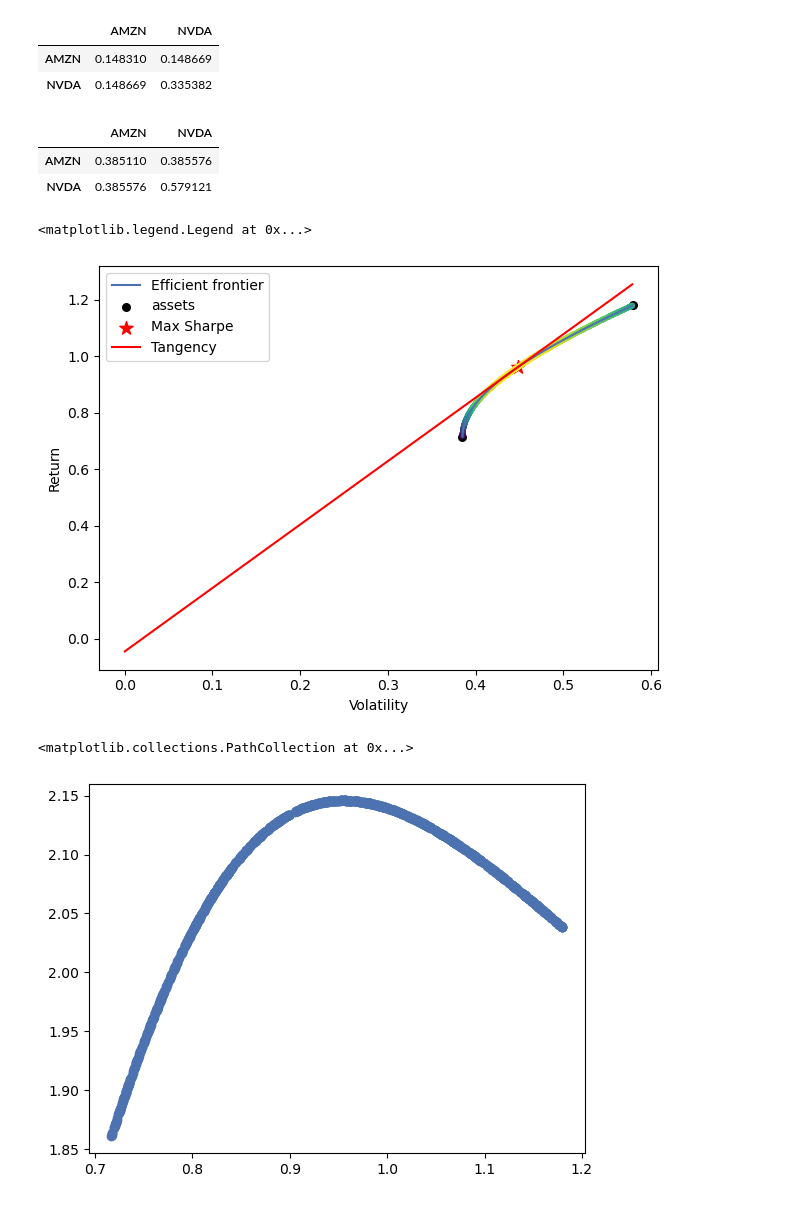
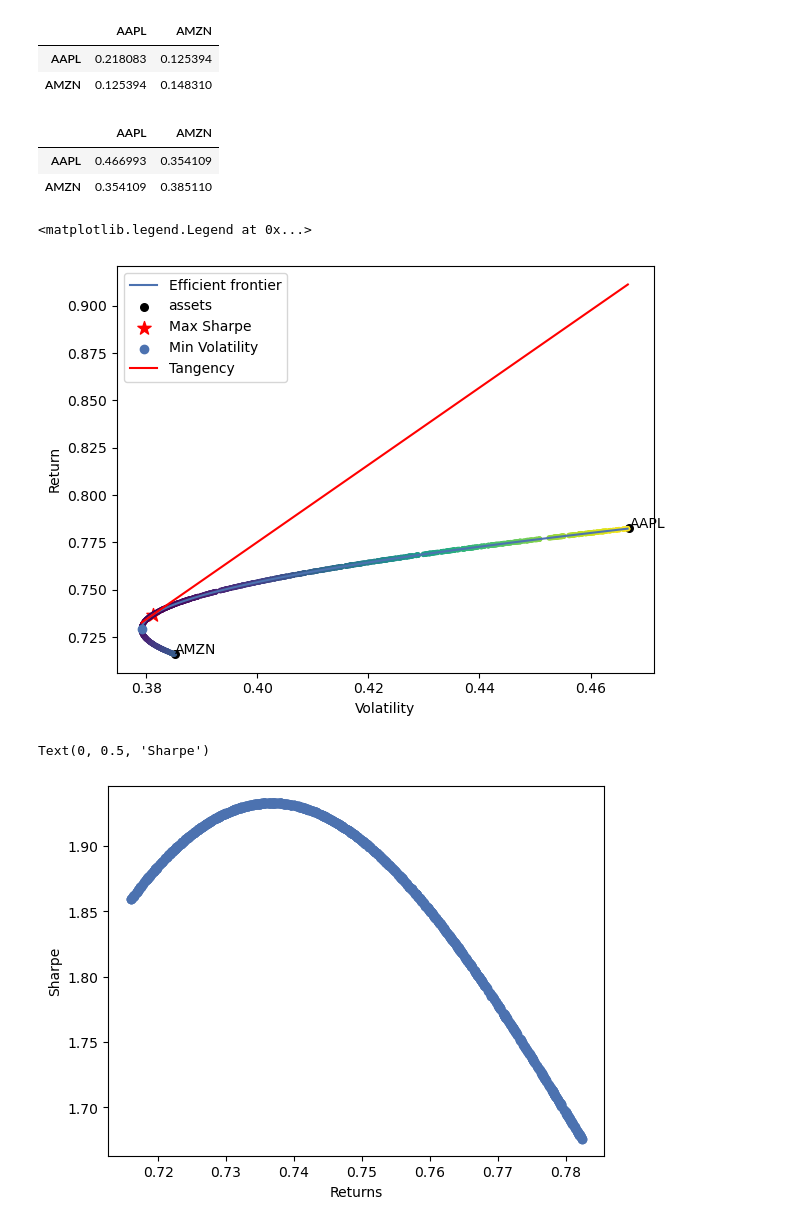
Before and after one commit to teadr1nker/finan, a Jupyter notebook: t3/file3.ipynb, the cells around one changed output. Saved outputs shown, nothing was run; the diff lists cells and outputs as text; code cells hidden in the pictures.

```diff
--- a/t3/file3.ipynb
+++ b/t3/file3.ipynb
@@ -8,7 +8,7 @@ from pypfopt.expected_returns import capm_return
 import warnings
 warnings.filterwarnings('ignore')
 # %%
-data = yf.download(['AMZN', 'NVDA'], start='2020-01-01', end='2021-01-01')['Adj Close']
+data = yf.download(['AMZN', 'AAPL'], start='2020-01-01', end='2021-01-01')['Adj Close']
 data
 # %% [output]
 [*********************100%%**********************]  2 of 2 completed
@@ -76,22 +76,22 @@ Sortino Ratio: 2.81
 S = risk_matrix(data)
 S
 # %% [output]
-|  | AMZN | NVDA |
-| AMZN | 0.148310 | 0.148669 |
-| NVDA | 0.148669 | 0.335382 |
+|  | AAPL | AMZN |
+| AAPL | 0.218083 | 0.125394 |
+| AMZN | 0.125394 | 0.148310 |
 # %%
 np.sqrt(S)
 # %% [output]
-|  | AMZN | NVDA |
-| AMZN | 0.385110 | 0.385576 |
-| NVDA | 0.385576 | 0.579121 |
+|  | AAPL | AMZN |
+| AAPL | 0.466993 | 0.354109 |
+| AMZN | 0.354109 | 0.385110 |
 # %%
-
 ef = EfficientFrontier(mu, S)
 
 fig, ax = plt.subplots()
 efMaxSharpe = ef.deepcopy()
-plotting.plot_efficient_frontier(ef, ax=ax)
+efMinVol = ef.deepcopy()
+plotting.plot_efficient_frontier(ef, ax=ax, show_tickers=True)
 efMaxSharpe.max_sharpe()
 retTangent, stdTangent, _ = efMaxSharpe.portfolio_performance()
 ax.scatter(stdTangent, retTangent, marker='*', s = 100, c='r', label='Max Sharpe')
@@ -101,9 +101,12 @@ w = np.random.dirichlet(np.ones(ef.n_assets), Nsamples)
 rets = w.dot(ef.expected_returns)
 stds = np.sqrt(np.diag(w @ ef.cov_matrix @ w.T))
 sharpes = rets / stds
-ax.scatter(stds, rets, marker='.', c=sharpes)
+ax.scatter(stds, rets, marker='.', c=-sharpes)
 
-X = np.linspace(0, stds.max(), 50)
+minVolRet = rets[stds.argmin()]
+ax.scatter(stds.min(), minVolRet, label='Min Volatility')
+
+X = np.linspace(min(stds), stds.max(), 50)
 coefs = np.polyfit([.02, stdTangent], [0, retTangent], 1)
 polynomial = np.poly1d(coefs)
 Y = polynomial(X)
@@ -111,10 +114,12 @@ ax.plot(X, Y, c='r', label='Tangency')
 ax.legend()
 # %% [output]
 <matplotlib.legend.Legend at 0x...>
-[figure, old version]
+[figure, new version]
 # %%
 plt.clf()
 plt.scatter(rets, sharpes)
+plt.xlabel('Returns')
+plt.ylabel('Sharpe')
 # %% [output]
-<matplotlib.collections.PathCollection at 0x...>
+Text(0, 0.5, 'Sharpe')
-[figure, old version]
+[figure, new version]
```
Also changed, not shown: parts of 12 cells of this notebook, 1 other file.
